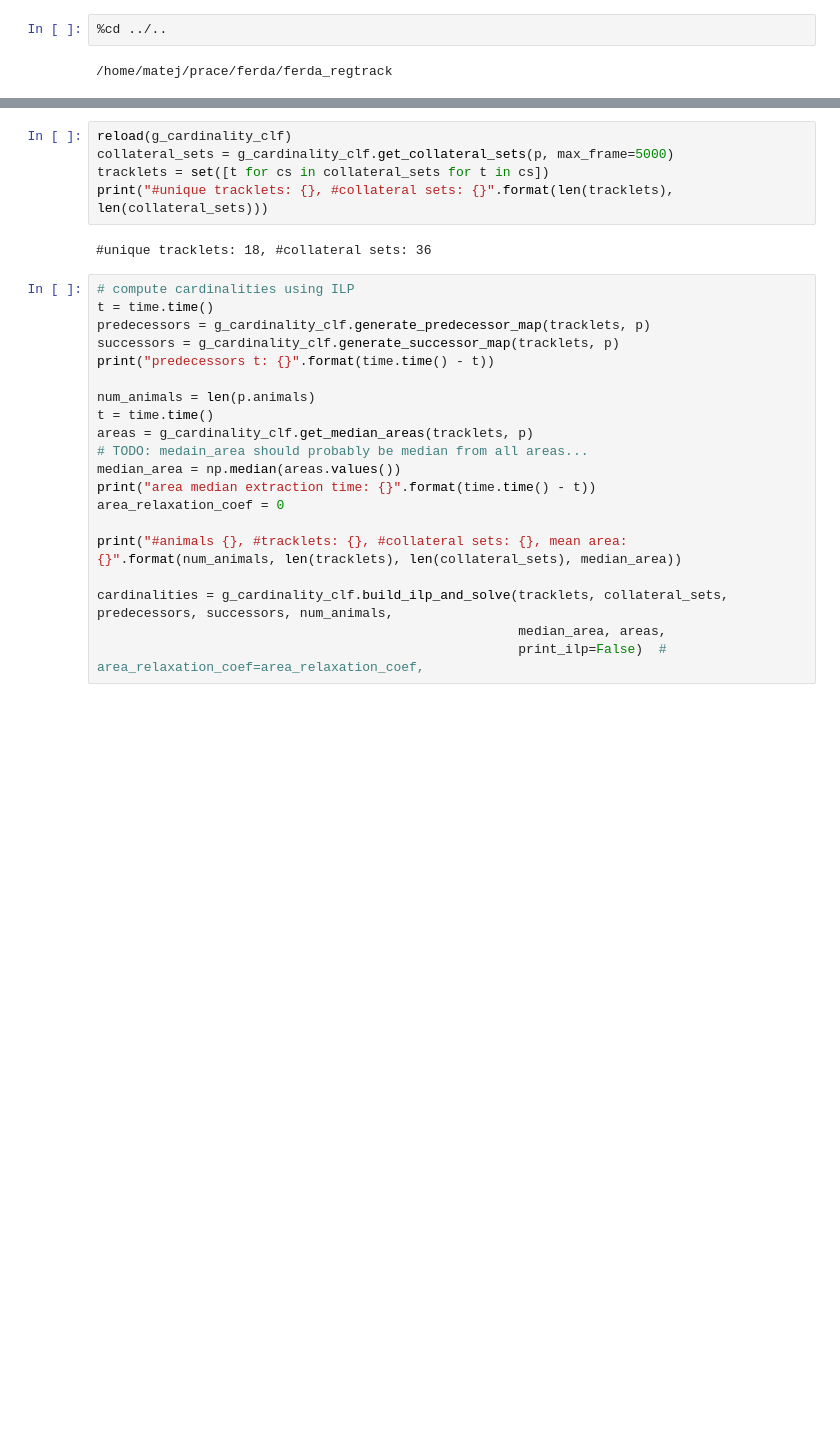
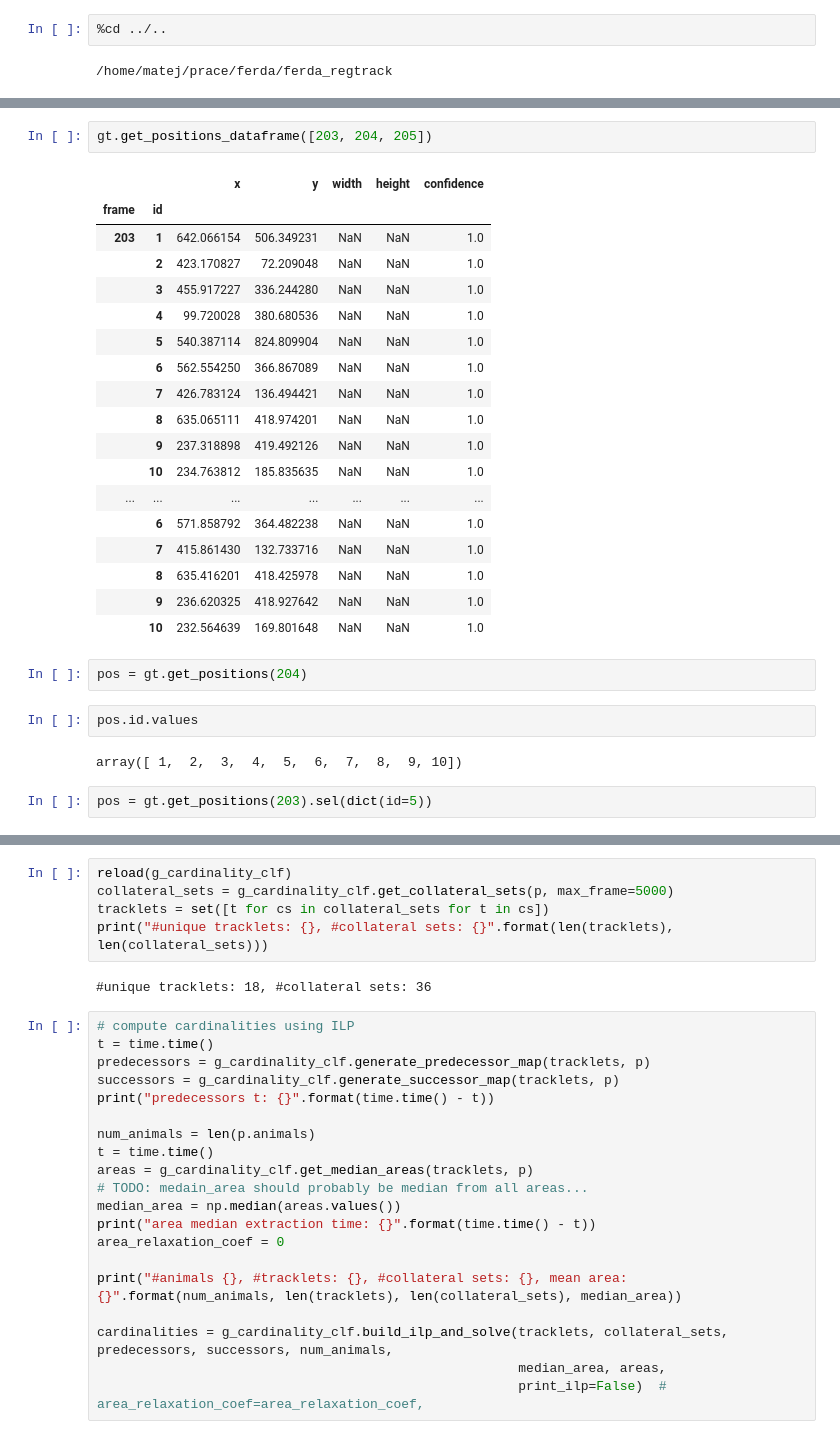
Before and after one commit to Flipajs/FERDA, a Jupyter notebook: experiments/cardinality_classifier/global_cardinality_classifier.ipynb, the cells around one changed output, grey strips where cells are left out. Saved outputs shown, nothing was run; the diff lists cells and outputs as text; blank space fills up the shorter version.

```diff
--- a/experiments/cardinality_classifier/global_cardinality_classifier.ipynb
+++ b/experiments/cardinality_classifier/global_cardinality_classifier.ipynb
@@ -63,0 +82,29 @@ correct_labels
+# %%
+gt.get_positions_dataframe([203, 204, 205])
+# %% [output]
+|  |  | x | y | width | height | confidence |
+| frame | id |  |  |  |  |  |
+| 203 | 1 | 642.066154 | 506.349231 | NaN | NaN | 1.0 |
+|  | 2 | 423.170827 | 72.209048 | NaN | NaN | 1.0 |
+|  | 3 | 455.917227 | 336.244280 | NaN | NaN | 1.0 |
+|  | 4 | 99.720028 | 380.680536 | NaN | NaN | 1.0 |
+|  | 5 | 540.387114 | 824.809904 | NaN | NaN | 1.0 |
+|  | 6 | 562.554250 | 366.867089 | NaN | NaN | 1.0 |
+|  | 7 | 426.783124 | 136.494421 | NaN | NaN | 1.0 |
+|  | 8 | 635.065111 | 418.974201 | NaN | NaN | 1.0 |
+|  | 9 | 237.318898 | 419.492126 | NaN | NaN | 1.0 |
+|  | 10 | 234.763812 | 185.835635 | NaN | NaN | 1.0 |
+| ... | ... | ... | ... | ... | ... | ... |
+|  | 6 | 571.858792 | 364.482238 | NaN | NaN | 1.0 |
+|  | 7 | 415.861430 | 132.733716 | NaN | NaN | 1.0 |
+|  | 8 | 635.416201 | 418.425978 | NaN | NaN | 1.0 |
+|  | 9 | 236.620325 | 418.927642 | NaN | NaN | 1.0 |
+|  | 10 | 232.564639 | 169.801648 | NaN | NaN | 1.0 |
+# %%
+pos = gt.get_positions(204)
+# %%
+pos.id.values
+# %% [output]
+array([ 1,  2,  3,  4,  5,  6,  7,  8,  9, 10])
+# %%
+pos = gt.get_positions(203).sel(dict(id=5))
```
Also changed, not shown: parts of 16 cells of this notebook.
